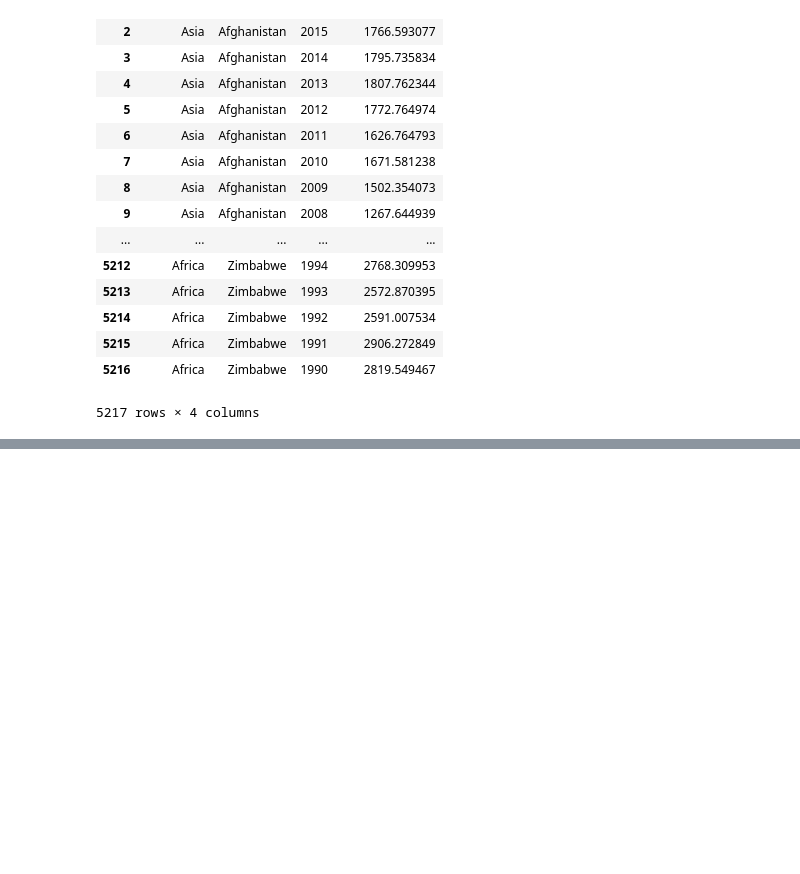
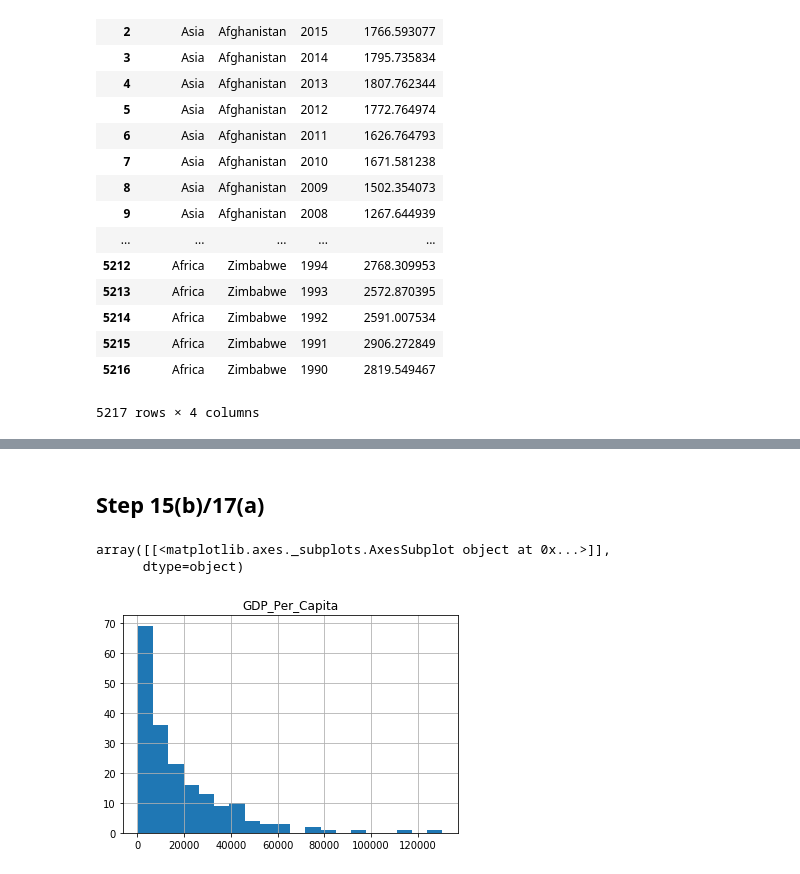
Before and after one commit to Barrett-Rogers/dq1-Barrett-Rogers, a Jupyter notebook: UN_Data_Exploration.ipynb, the cells around one changed output, grey strips where cells are left out. Saved outputs shown, nothing was run; the diff lists cells and outputs as text; code cells hidden in the pictures; blank space fills up the shorter version.

```diff
--- a/UN_Data_Exploration.ipynb
+++ b/UN_Data_Exploration.ipynb
@@ -222,0 +359,3 @@ Name: GDP_Per_Capita, dtype: float64
+# %%
+gdp_2014=gdp_df[gdp_df['Year'] == '2014']
+gdp_2014
@@ -222,0 +433,15 @@ Name: GDP_Per_Capita, dtype: float64
+# %%
+def categ(x):
+    per25=np.percentile(gdp_2014.loc[:,['GDP_Per_Capita']], 25)
+    per50=np.percentile(gdp_2014.loc[:,['GDP_Per_Capita']], 50)
+    per75=np.percentile(gdp_2014.loc[:,['GDP_Per_Capita']],75)
+
+    if x < per25:
+        return 'Low'
+    if x > per75:
+        return 'High'
+
+    return 'Medium'
+
+gdp_2014['GDP_Group']=gdp_2014['GDP_Per_Capita'].apply(categ)
+gdp_2014
@@ -222,0 +472,8 @@ Name: GDP_Per_Capita, dtype: float64
+# %% [markdown]
+## Step 15(b)/17(a)
+# %%
+gdp_2014.hist(bins=20)
+# %% [output]
+array([[<matplotlib.axes._subplots.AxesSubplot object at 0x...>]],
+      dtype=object)
+[figure, added]
```
Also changed, not shown: parts of 39 cells of this notebook.
